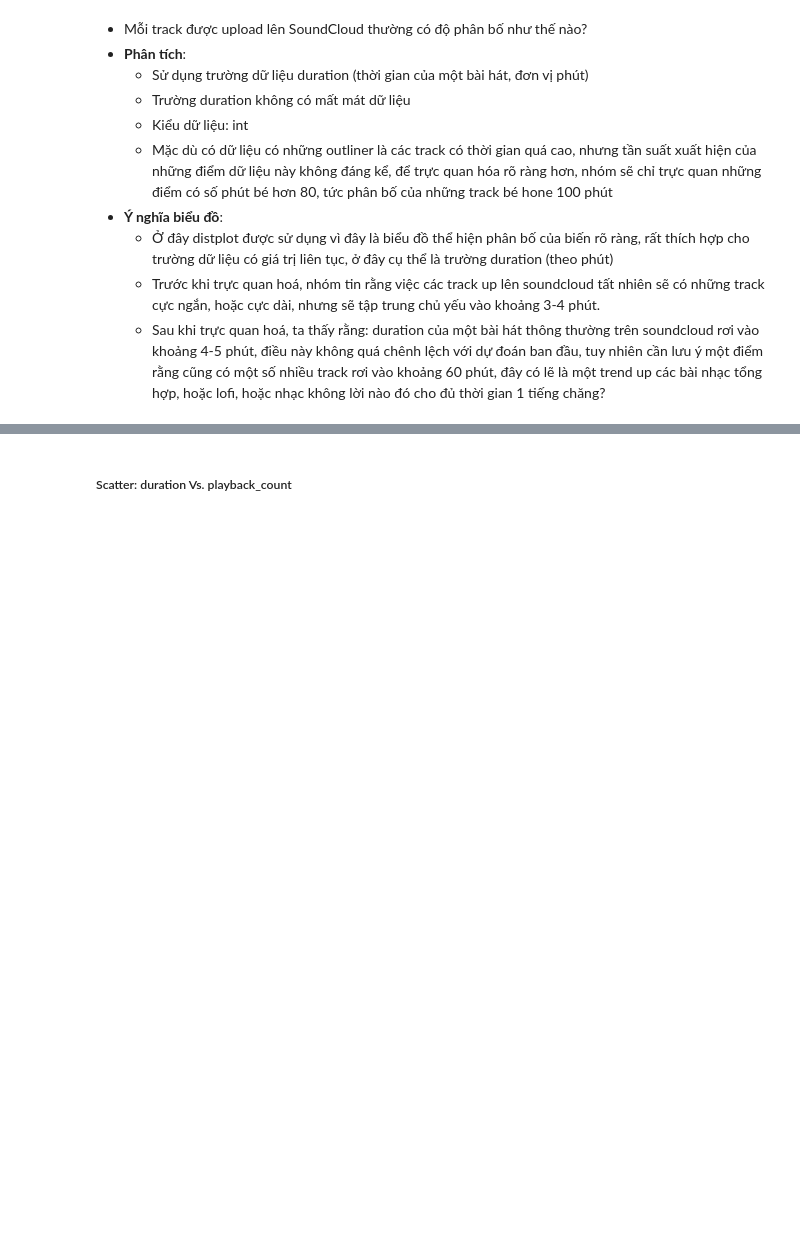
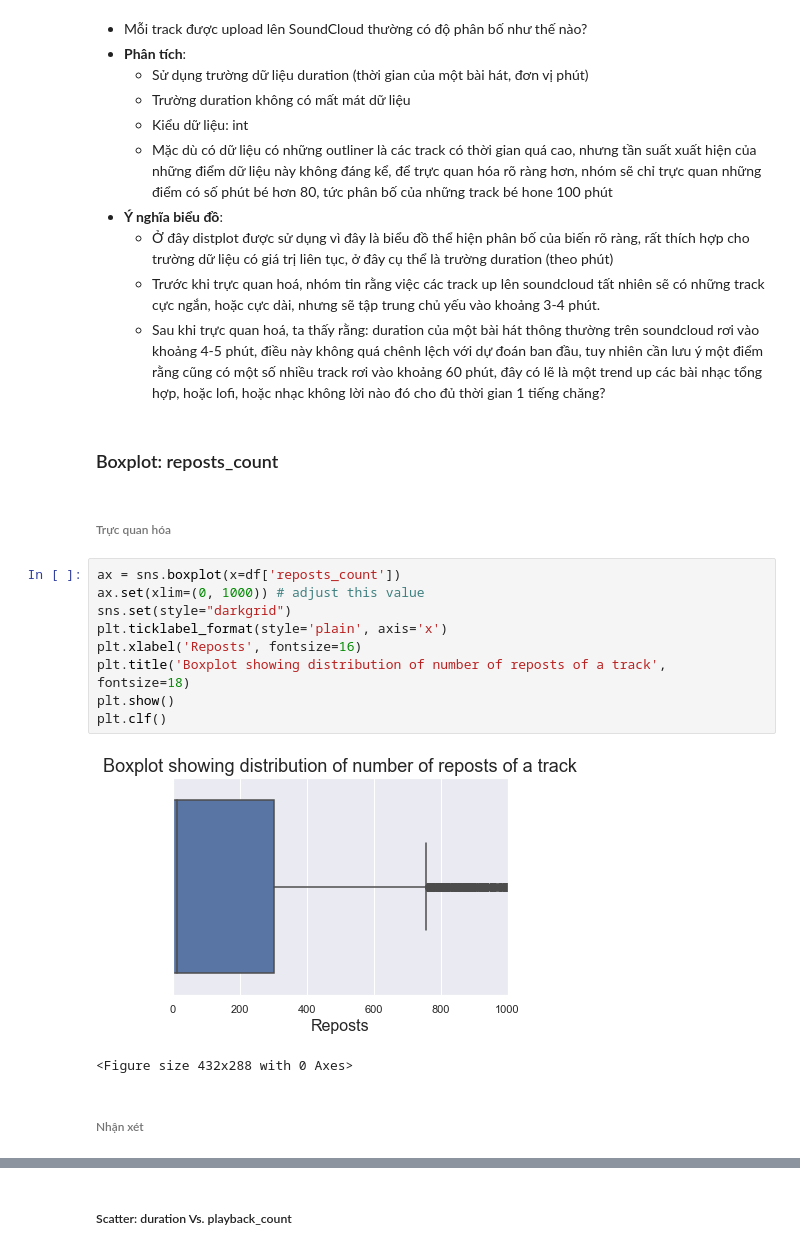
Before and after one commit to machung2001/SoundCloud, a Jupyter notebook: src/report.ipynb, the cells around one changed output, grey strips where cells are left out. Cells and saved outputs as stored; diff of their text form; blank space fills up the shorter version.

```diff
--- a/src/report.ipynb
+++ b/src/report.ipynb
@@ -164,3 +164,21 @@ plt.clf()
     + Ở đây distplot được sử dụng vì đây là biểu đồ thể hiện phân bố của biến rõ ràng, rất thích hợp cho trường dữ liệu có giá trị liên tục, ở đây cụ thể là trường duration (theo phút)
     + Trước khi trực quan hoá, nhóm tin rằng việc các track up lên soundcloud tất nhiên sẽ có những track cực ngắn, hoặc cực dài, nhưng sẽ tập trung chủ yếu vào khoảng 3-4 phút.
     + Sau khi trực quan hoá, ta thấy rằng: duration của một bài hát thông thường trên soundcloud rơi vào khoảng 4-5 phút, điều này không quá chênh lệch với dự đoán ban đầu, tuy nhiên cần lưu ý một điểm rằng cũng có một số nhiều track rơi vào khoảng 60 phút, đây có lẽ là một trend up các bài nhạc tổng hợp, hoặc lofi, hoặc nhạc không lời nào đó cho đủ thời gian 1 tiếng chăng?
+# %% [markdown]
+### Boxplot: reposts_count
+# %% [markdown]
+###### Trực quan hóa
+# %%
+ax = sns.boxplot(x=df['reposts_count'])
+ax.set(xlim=(0, 1000)) # adjust this value
+sns.set(style="darkgrid")
+plt.ticklabel_format(style='plain', axis='x')
+plt.xlabel('Reposts', fontsize=16)
+plt.title('Boxplot showing distribution of number of reposts of a track', fontsize=18)
+plt.show()
+plt.clf()
+# %% [output]
+[figure, added]
+<Figure size 432x288 with 0 Axes>
+# %% [markdown]
+###### Nhận xét
```
Also changed, not shown: parts of 20 cells of this notebook, 1 other file.
